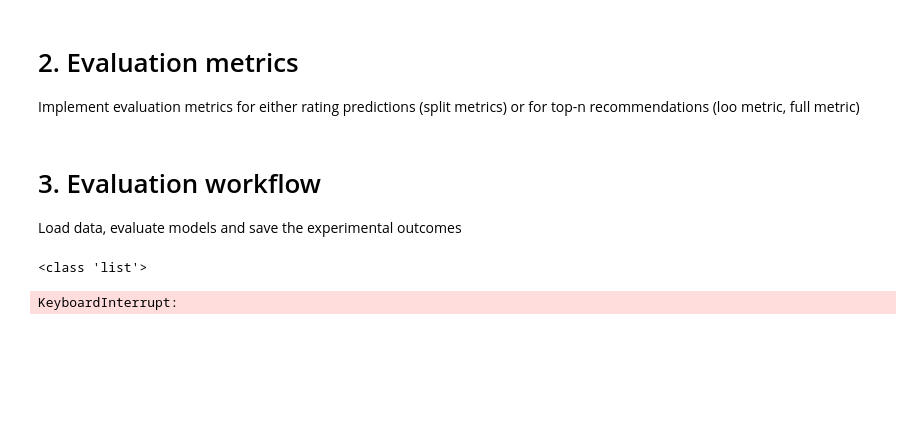
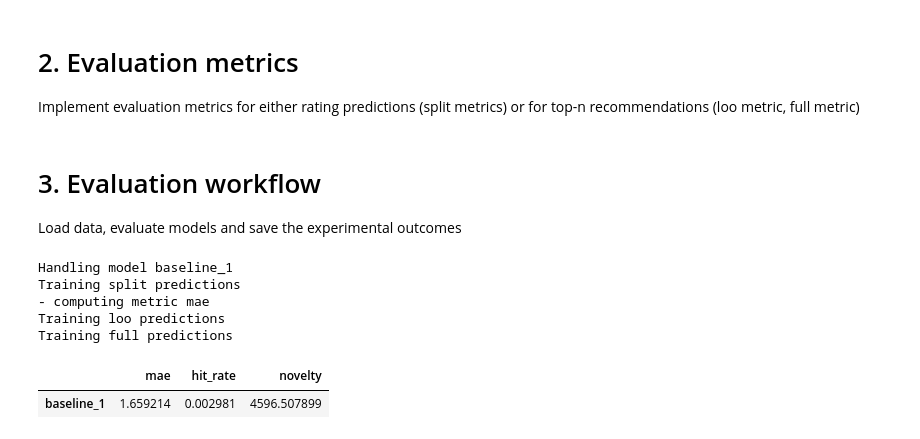
Before and after one commit to lisadounia/Recommender_Systems, a Jupyter notebook: mlsmm2156-main/evaluator.ipynb, the cells around one changed output. Cells and saved outputs as stored; diff of their text form; code cells hidden in the pictures; blank space fills up the shorter version.

```diff
--- a/mlsmm2156-main/evaluator.ipynb
+++ b/mlsmm2156-main/evaluator.ipynb
@@ -68,23 +68,27 @@ def precompute_information():
     - precomputed_dict["item_to_rank"] : contains a dictionary mapping movie ids to rankings
     - (-- for your project, add other relevant information here -- )
     """
-    item_to_rank = {}
     df_ratings = load_ratings()
     #group by item id and count the number of ratings
-    df_ratings = df_ratings.groupby(C.ITEM_ID).count().reset_index()
-    #sort by number of ratings
-
+    df_ratings = df_ratings.groupby(C.ITEM_ID_COL).count().reset_index()
+    df_ratings = df_ratings.sort_values(by=C.RATING_COL, ascending=False)
+    #create a diconary mapping movie ids to rankings
+    item_to_rank = {}
+    for rank, row in enumerate(df_ratings.itertuples(index=False), start=1):
+        item_id = getattr(row, C.ITEM_ID_COL)
+        item_to_rank[item_id] = rank
 
 
 
     precomputed_dict = {}
-    precomputed_dict["item_to_rank"] = None
+    precomputed_dict["item_to_rank"] = item_to_rank
     return precomputed_dict
 
 
 def create_evaluation_report(eval_config, sp_ratings, precomputed_dict, available_metrics):
     """ Create a DataFrame evaluating various models on metrics specified in an evaluation config.
     """
+    algo = SVD()
     evaluation_dict = {}
     for model_name, model, arguments in eval_config.models:
         print(f'Handling model {model_name}')
@@ -161,6 +165,20 @@ def get_novelty(anti_testset_top_n, item_to_rank):
     The novelty is defined as the average ranking of the movies recommended
     """
     # -- implement the function get_novelty --
+    total_rank_sum = 0
+    total_items = 0
+    rows = []
+    for user_id, item_list in anti_testset_top_n.items():
+        for item_id, estimated_rating in item_list:
+            rows.append((user_id, item_id, estimated_rating))
+    df_topn_full = pd.DataFrame(rows, columns=['user', 'item', 'estimated_rating'])
+    for _, row in df_topn_full.iterrows():
+        item_id = row['item']
+        rank = item_to_rank.get(item_id, 0)  # 0 si l’item n’est pas dans item_to_rank
+        total_rank_sum += rank
+        total_items += 1
+    average_rank_sum = total_rank_sum / total_items
+
     return average_rank_sum
 # %% [markdown]
 # 3. Evaluation workflow
@@ -173,42 +191,49 @@ AVAILABLE_METRICS = {
     "rmse" : (accuracy.rmse, {'verbose': False}),
     }
     # -- add new types of metrics here --
-    ,"loo" : {"hit_rate" : (get_hit_rate, {})}
+    ,"loo" : {"hit_rate" : (get_hit_rate, {})},
+    "full" : {"novelty" : (get_novelty, {})}
 }
 
 sp_ratings = load_ratings(surprise_format=True)
 algo = SVD()
 test = generate_split_predictions(algo, sp_ratings, EvalConfig)
-print(type(test))
+
 top_n_loo_top,test_set_loo = generate_loo_top_n(algo, sp_ratings, EvalConfig)
 rows = []
 for user_id, item_list in top_n_loo_top.items():
     for item_id, estimated_rating in item_list:
         rows.append((user_id, item_id, estimated_rating))
 
 # Création du DataFrame
 df_topn = pd.DataFrame(rows, columns=['user', 'item', 'estimated_rating'])
 df_topn.to_csv("top_n_loo.csv", index=False)
 
 
 # Affichage des 50 premières lignes du DataFrame
-print(df_topn.head(50))
+
 
 
 top_n_full = generate_full_top_n(algo, sp_ratings, EvalConfig)
 rows = []
 for user_id, item_list in top_n_full.items():
     for item_id, estimated_rating in item_list:
         rows.append((user_id, item_id, estimated_rating))
 df_topn_full = pd.DataFrame(rows, columns=['user', 'item', 'estimated_rating'])
+
 df_topn_full.to_csv("top_n_full.csv", index=False)
-display(df_topn_full.head(50))
 precomputed_dict = precompute_information()
 evaluation_report = create_evaluation_report(EvalConfig, sp_ratings, precomputed_dict, AVAILABLE_METRICS)
+display(evaluation_report)
 export_evaluation_report(evaluation_report)
 # %% [output]
-<class 'list'>
+Handling model baseline_1
+Training split predictions
+- computing metric mae
+Training loo predictions
+Training full predictions
-KeyboardInterrupt:
+|  | mae | hit_rate | novelty |
+| baseline_1 | 1.659214 | 0.002981 | 4596.507899 |
 # %%
 df_ratings = load_ratings()
 #group by item id and count the number of ratings
```
Also changed, not shown: parts of 1 cell of this notebook, 5 other files.
